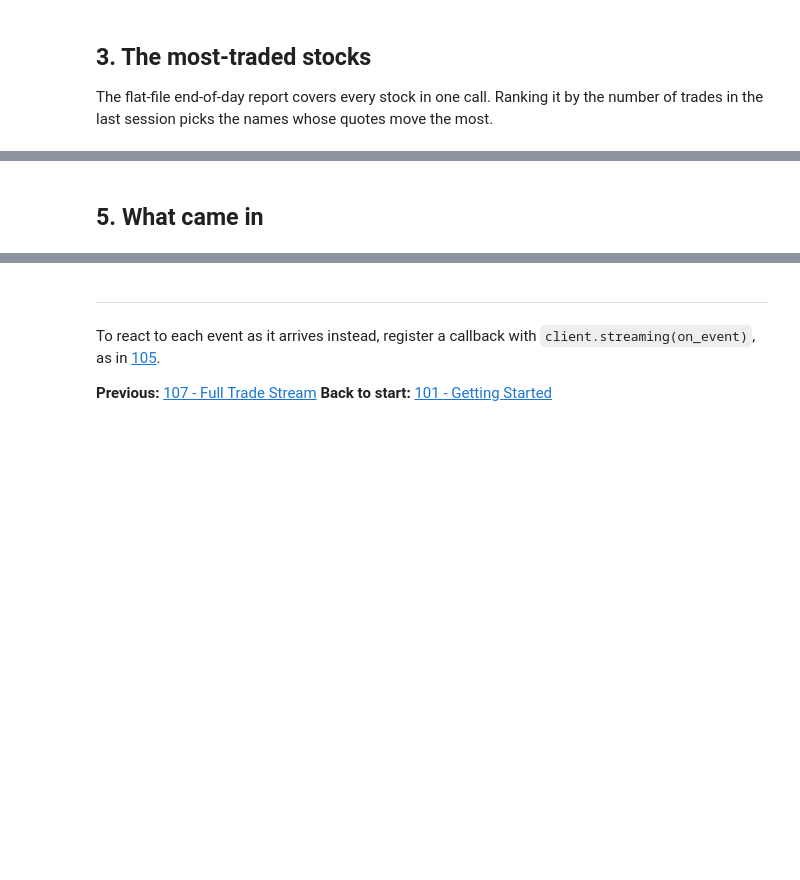
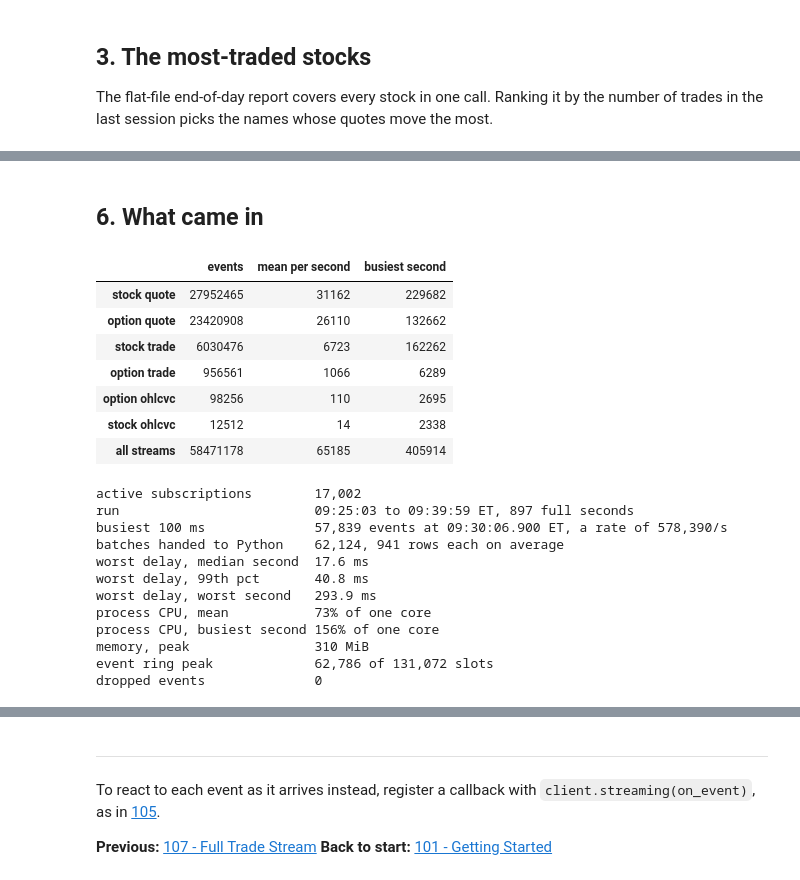
Before and after one commit to userFRM/ThetaDataDx, a Jupyter notebook: notebooks/108_full_chain_stream.ipynb, the cells around one changed output, grey strips where cells are left out. Cells and saved outputs as stored; diff of their text form; code cells hidden in the pictures; blank space fills up the shorter version.

```diff
--- a/notebooks/108_full_chain_stream.ipynb
+++ b/notebooks/108_full_chain_stream.ipynb
@@ -150,24 +222,56 @@ print(f"Session closed after {elapsed:.0f} s.")
 # %% [markdown]
-## 5. What came in
+## 6. What came in
 # %%
-rates = pd.DataFrame.from_dict(per_second, orient="index").fillna(0).sort_index()
-delays = pd.Series(delay_ms).sort_index()
-rates, delays = rates.iloc[1:-1], delays.iloc[1:-1]  # drop the partial first and last seconds
-rates.index = delays.index = pd.to_datetime(rates.index, unit="s", utc=True).tz_convert("America/New_York")
-total_rate = rates.sum(axis=1)
+ET = "America/New_York"
+rates = pd.DataFrame.from_dict(per_second, orient="index").fillna(0).astype(int).sort_index()
+seconds = pd.DataFrame.from_dict(health, orient="index").join(pd.Series(delay_ms, name="worst delay ms")).join(pd.Series(batch_count, name="batches"))
+table = rates.join(seconds, how="inner").iloc[1:-1]  # drop the partial first and last seconds
+table.index = pd.to_datetime(table.index, unit="s", utc=True).tz_convert(ET)
+table.index.name = "second (ET)"
+streams = sorted(rates.columns)
+table["all streams"] = table[streams].sum(axis=1)
+table.to_csv("108_per_second.csv")
 
 summary = pd.DataFrame({
-    "events": rates.sum().astype(int),
-    "mean per second": rates.mean().round(0).astype(int),
-    "peak second": rates.max().astype(int),
-}).sort_values("events", ascending=False)
-summary.loc["all streams"] = [int(rates.values.sum()), int(total_rate.mean()), int(total_rate.max())]
+    "events": table[streams].sum(),
+    "mean per second": table[streams].mean().round(0),
+    "busiest second": table[streams].max(),
+}).astype(int).sort_values("events", ascending=False)
+summary.loc["all streams"] = [int(table["all streams"].sum()), int(table["all streams"].mean()), int(table["all streams"].max())]
 display(summary)
 
-print(f"active subscriptions       {active:,}")
-print(f"run                        {rates.index[0]:%H:%M:%S} to {rates.index[-1]:%H:%M:%S} ET")
-print(f"worst delay, median second {delays.median():.1f} ms")
-print(f"worst delay, 99th pct      {delays.quantile(0.99):.1f} ms")
-print(f"event ring peak            {ring_peak:,} of {ring_size:,} slots")
-print(f"process CPU                {cpu_share:.0%} of one core")
-print(f"dropped events             {dropped:,}")
+busiest_100ms, rows_100ms = max(per_100ms.items(), key=lambda kv: kv[1])
+busiest_at = pd.Timestamp(busiest_100ms * 100_000_000, unit="ns", tz="UTC").tz_convert(ET)
+print(f"active subscriptions        {active:,}")
+print(f"run                         {table.index[0]:%H:%M:%S} to {table.index[-1]:%H:%M:%S} ET, {len(table):,} full seconds")
+print(f"busiest 100 ms              {rows_100ms:,} events at {busiest_at.strftime('%H:%M:%S.%f')[:-3]} ET, a rate of {rows_100ms * 10:,}/s")
+print(f"batches handed to Python    {int(table['batches'].sum()):,}, {table['all streams'].sum() / table['batches'].sum():,.0f} rows each on average")
+print(f"worst delay, median second  {table['worst delay ms'].median():.1f} ms")
+print(f"worst delay, 99th pct       {table['worst delay ms'].quantile(0.99):.1f} ms")
+print(f"worst delay, worst second   {table['worst delay ms'].max():.1f} ms")
+print(f"process CPU, mean           {table['cpu %'].mean():.0f}% of one core")
+print(f"process CPU, busiest second {table['cpu %'].max():.0f}% of one core")
+print(f"memory, peak                {table['memory MiB'].max():,.0f} MiB")
+print(f"event ring peak             {ring_peak:,} of {ring_size:,} slots")
+print(f"dropped events              {dropped:,}")
+# %% [output]
+|  | events | mean per second | busiest second |
+| stock quote | 27952465 | 31162 | 229682 |
+| option quote | 23420908 | 26110 | 132662 |
+| stock trade | 6030476 | 6723 | 162262 |
+| option trade | 956561 | 1066 | 6289 |
+| option ohlcvc | 98256 | 110 | 2695 |
+| stock ohlcvc | 12512 | 14 | 2338 |
+| all streams | 58471178 | 65185 | 405914 |
+active subscriptions        17,002
+run                         09:25:03 to 09:39:59 ET, 897 full seconds
+busiest 100 ms              57,839 events at 09:30:06.900 ET, a rate of 578,390/s
+batches handed to Python    62,124, 941 rows each on average
+worst delay, median second  17.6 ms
+worst delay, 99th pct       40.8 ms
+worst delay, worst second   293.9 ms
+process CPU, mean           73% of one core
+process CPU, busiest second 156% of one core
+memory, peak                310 MiB
+event ring peak             62,786 of 131,072 slots
+dropped events              0
```
Also changed, not shown: parts of 15 cells of this notebook, 1 other file.
